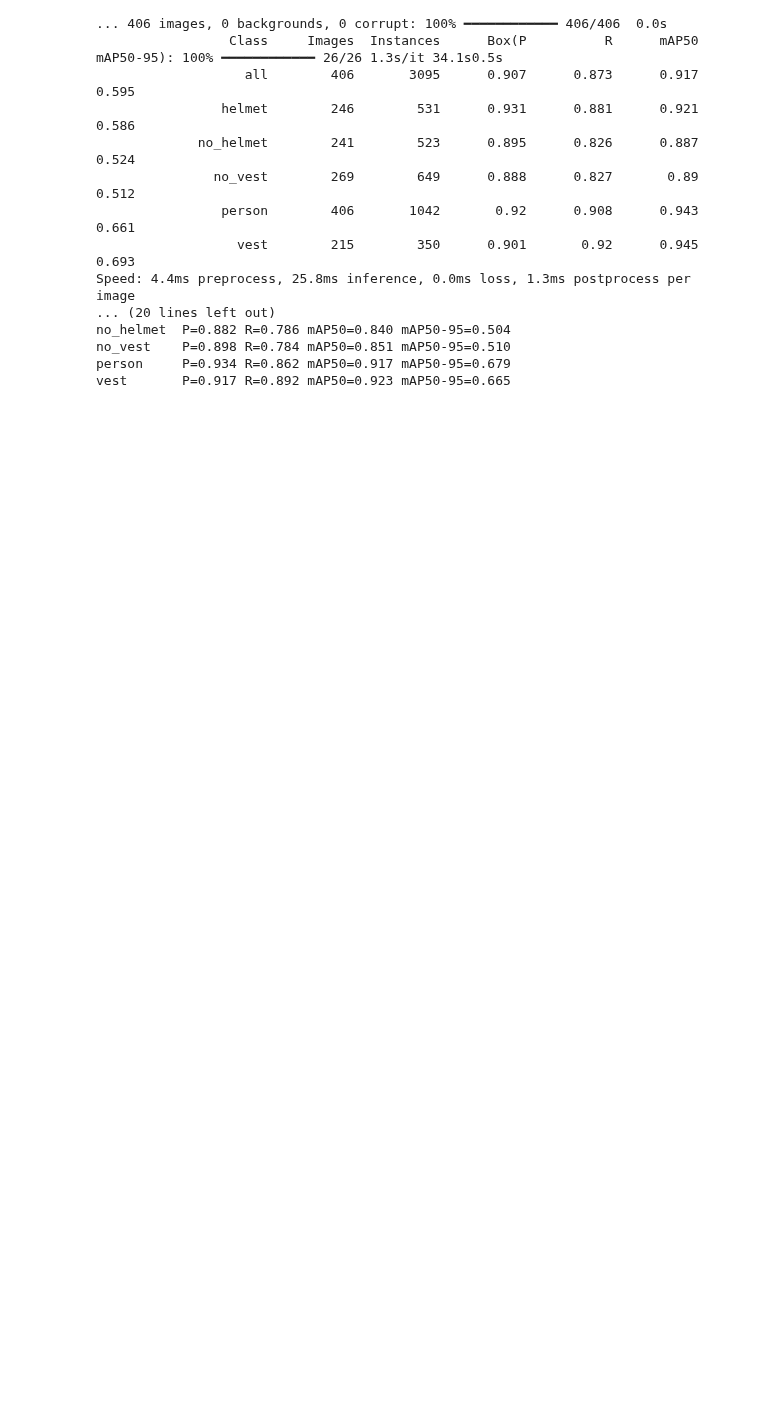
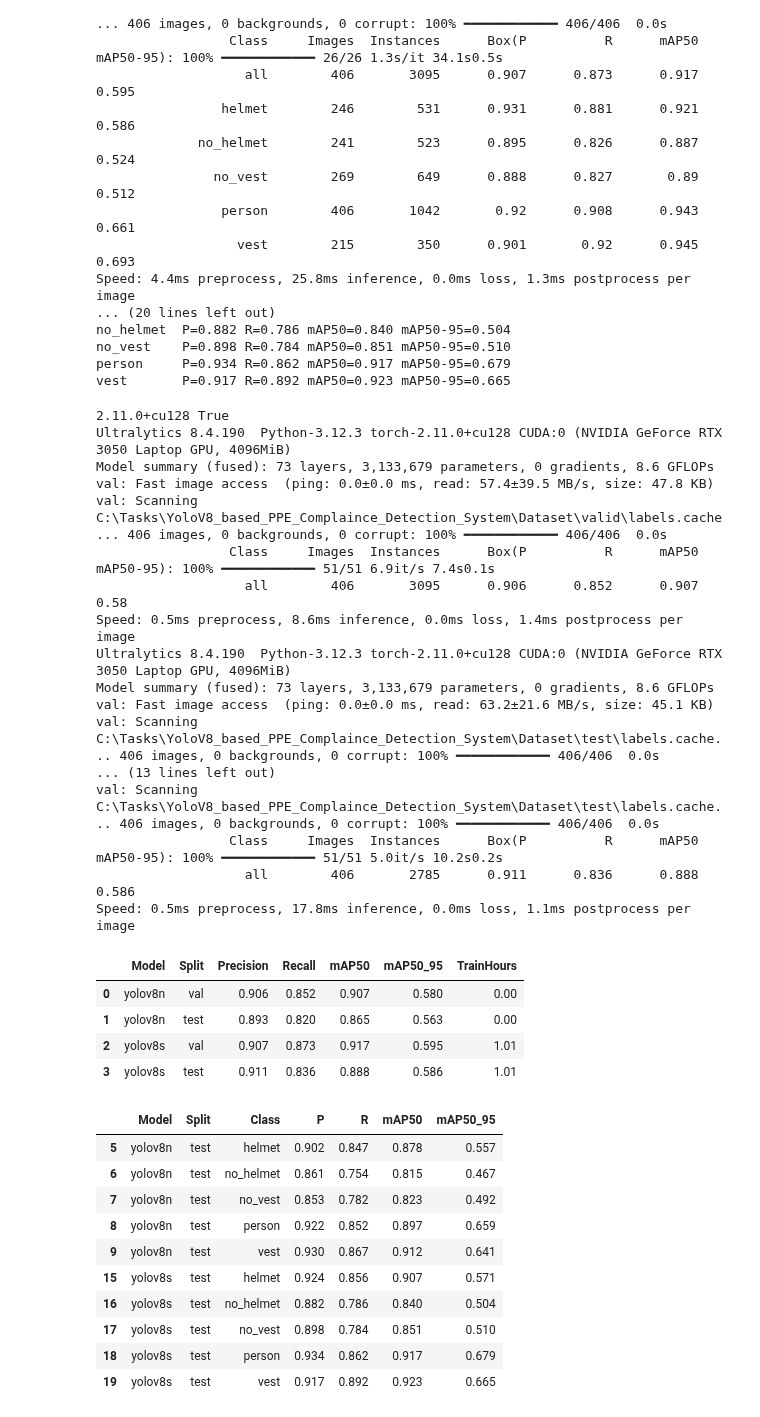
Before and after one commit to aswathh/YoloV8_based_PPE_Complaince_Detection_System, a Jupyter notebook: Notebooks/PPE_Detection.ipynb, the cells around one changed output. Saved outputs shown, nothing was run; the diff lists cells and outputs as text; code cells hidden in the pictures; blank space fills up the shorter version.

```diff
--- a/Notebooks/PPE_Detection.ipynb
+++ b/Notebooks/PPE_Detection.ipynb
@@ -307,3 +307,64 @@ no_helmet  P=0.882 R=0.786 mAP50=0.840 mAP50-95=0.504
 no_vest    P=0.898 R=0.784 mAP50=0.851 mAP50-95=0.510
 person     P=0.934 R=0.862 mAP50=0.917 mAP50-95=0.679
 vest       P=0.917 R=0.892 mAP50=0.923 mAP50-95=0.665
+# %%
+import pandas as pd, torch
+from ultralytics import YOLO
+
+print(torch.__version__, torch.cuda.is_available())   # +cu128, True
+
+runs = root.parent / "runs"
+hours = {"yolov8n": 0.0, "yolov8s": 1.01}   # put your YOLOv8n time here
+
+summary, per_class = [], []
+for m in ["yolov8n", "yolov8s"]:
+    model = YOLO(runs / f"{m}_50" / "weights" / "best.pt")
+    for split in ["val", "test"]:
+        r = model.val(data=str(root / "data.yaml"), split=split, device=0,
+                      plots=False, verbose=False, workers=0, batch=8)
+        summary.append(dict(Model=m, Split=split, Precision=r.box.mp, Recall=r.box.mr,
+                            mAP50=r.box.map50, mAP50_95=r.box.map, TrainHours=hours[m]))
+        for i, n in model.names.items():
+            per_class.append(dict(Model=m, Split=split, Class=n, P=r.box.p[i], R=r.box.r[i],
+                                  mAP50=r.box.ap50[i], mAP50_95=r.box.ap[i]))
+    del model
+    torch.cuda.empty_cache()
+
+summary_df = pd.DataFrame(summary).round(3)
+per_class_df = pd.DataFrame(per_class).round(3)
+display(summary_df)
+display(per_class_df[per_class_df.Split == "test"])
+# %% [output]
+2.11.0+cu128 True
+Ultralytics 8.4.190  Python-3.12.3 torch-2.11.0+cu128 CUDA:0 (NVIDIA GeForce RTX 3050 Laptop GPU, 4096MiB)
+Model summary (fused): 73 layers, 3,133,679 parameters, 0 gradients, 8.6 GFLOPs
+val: Fast image access  (ping: 0.0±0.0 ms, read: 57.4±39.5 MB/s, size: 47.8 KB)
+val: Scanning C:\Tasks\YoloV8_based_PPE_Complaince_Detection_System\Dataset\valid\labels.cache... 406 images, 0 backgrounds, 0 corrupt: 100% ━━━━━━━━━━━━ 406/406  0.0s
+                 Class     Images  Instances      Box(P          R      mAP50  mAP50-95): 100% ━━━━━━━━━━━━ 51/51 6.9it/s 7.4s0.1s
+                   all        406       3095      0.906      0.852      0.907       0.58
+Speed: 0.5ms preprocess, 8.6ms inference, 0.0ms loss, 1.4ms postprocess per image
+Ultralytics 8.4.190  Python-3.12.3 torch-2.11.0+cu128 CUDA:0 (NVIDIA GeForce RTX 3050 Laptop GPU, 4096MiB)
+Model summary (fused): 73 layers, 3,133,679 parameters, 0 gradients, 8.6 GFLOPs
+val: Fast image access  (ping: 0.0±0.0 ms, read: 63.2±21.6 MB/s, size: 45.1 KB)
+val: Scanning C:\Tasks\YoloV8_based_PPE_Complaince_Detection_System\Dataset\test\labels.cache... 406 images, 0 backgrounds, 0 corrupt: 100% ━━━━━━━━━━━━ 406/406  0.0s
+... (13 lines left out)
+val: Scanning C:\Tasks\YoloV8_based_PPE_Complaince_Detection_System\Dataset\test\labels.cache... 406 images, 0 backgrounds, 0 corrupt: 100% ━━━━━━━━━━━━ 406/406  0.0s
+                 Class     Images  Instances      Box(P          R      mAP50  mAP50-95): 100% ━━━━━━━━━━━━ 51/51 5.0it/s 10.2s0.2s
+                   all        406       2785      0.911      0.836      0.888      0.586
+Speed: 0.5ms preprocess, 17.8ms inference, 0.0ms loss, 1.1ms postprocess per image
+|  | Model | Split | Precision | Recall | mAP50 | mAP50_95 | TrainHours |
+| 0 | yolov8n | val | 0.906 | 0.852 | 0.907 | 0.580 | 0.00 |
+| 1 | yolov8n | test | 0.893 | 0.820 | 0.865 | 0.563 | 0.00 |
+| 2 | yolov8s | val | 0.907 | 0.873 | 0.917 | 0.595 | 1.01 |
+| 3 | yolov8s | test | 0.911 | 0.836 | 0.888 | 0.586 | 1.01 |
+|  | Model | Split | Class | P | R | mAP50 | mAP50_95 |
+| 5 | yolov8n | test | helmet | 0.902 | 0.847 | 0.878 | 0.557 |
+| 6 | yolov8n | test | no_helmet | 0.861 | 0.754 | 0.815 | 0.467 |
+| 7 | yolov8n | test | no_vest | 0.853 | 0.782 | 0.823 | 0.492 |
+| 8 | yolov8n | test | person | 0.922 | 0.852 | 0.897 | 0.659 |
+| 9 | yolov8n | test | vest | 0.930 | 0.867 | 0.912 | 0.641 |
+| 15 | yolov8s | test | helmet | 0.924 | 0.856 | 0.907 | 0.571 |
+| 16 | yolov8s | test | no_helmet | 0.882 | 0.786 | 0.840 | 0.504 |
+| 17 | yolov8s | test | no_vest | 0.898 | 0.784 | 0.851 | 0.510 |
+| 18 | yolov8s | test | person | 0.934 | 0.862 | 0.917 | 0.679 |
+| 19 | yolov8s | test | vest | 0.917 | 0.892 | 0.923 | 0.665 |
```
Also changed, not shown: parts of 2 cells of this notebook, 33 other files.
